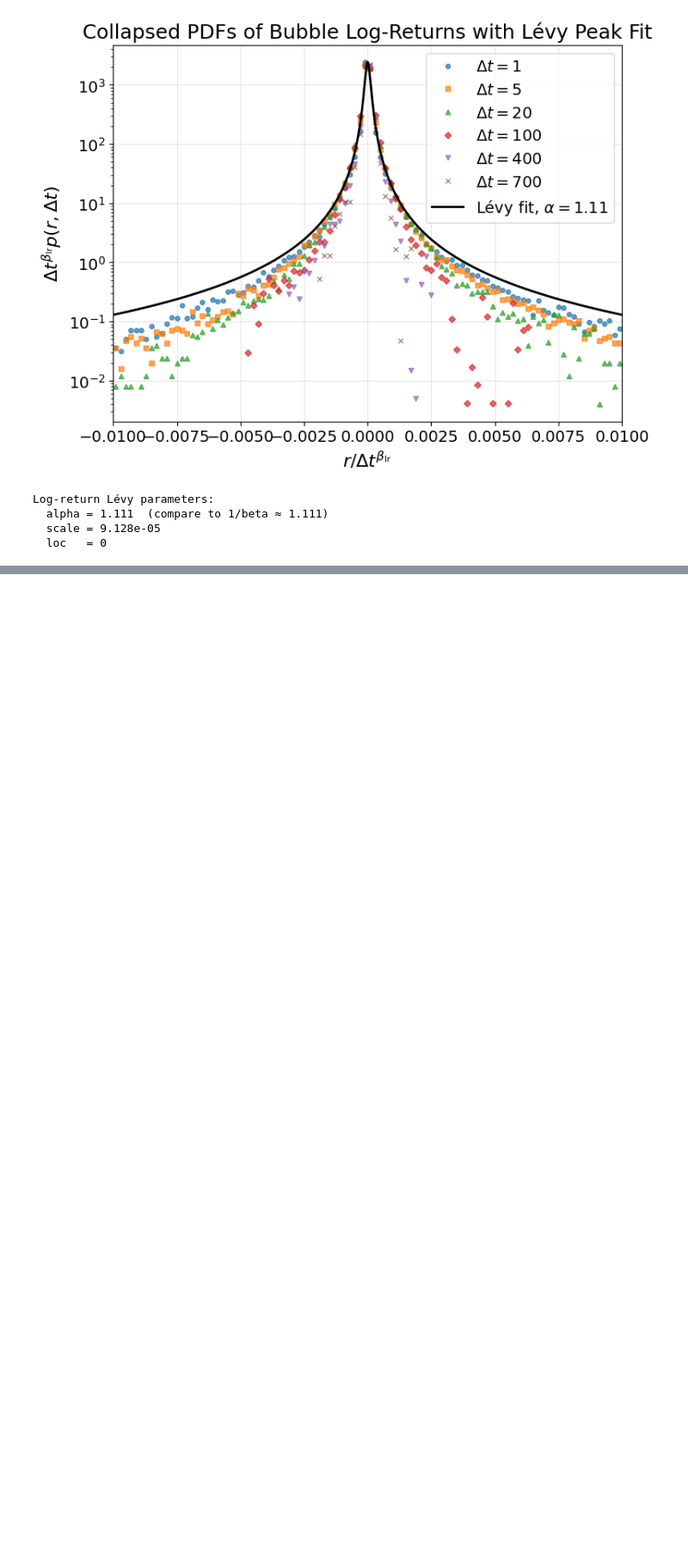
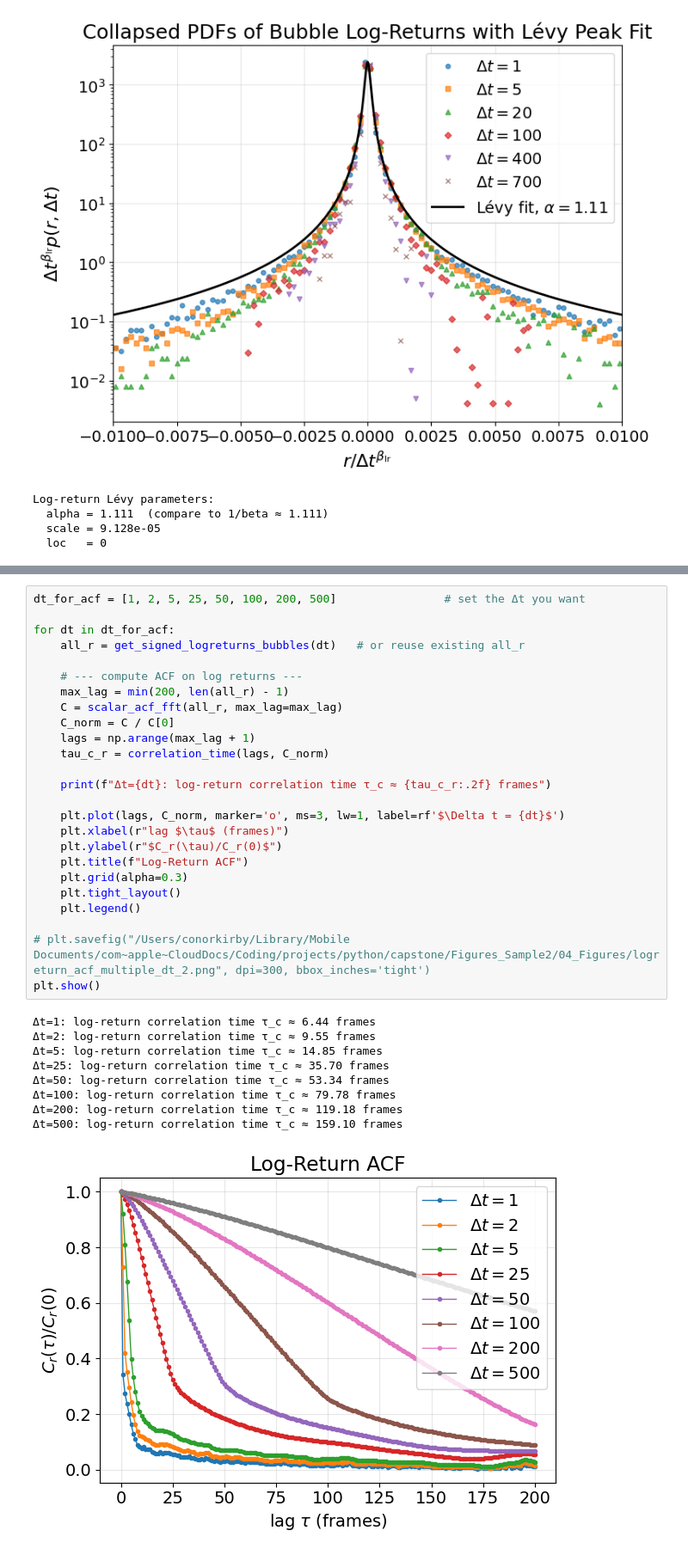
Before and after one commit to conorkirby/capstone, a Jupyter notebook: ProjectNotebooks/04_LogReturns.ipynb, the cells around one changed output, grey strips where cells are left out. Shown at 86% size. Drawn from its saved outputs; the diff is of its cells as text; blank space fills up the shorter version.

```diff
--- a/ProjectNotebooks/04_LogReturns.ipynb
+++ b/ProjectNotebooks/04_LogReturns.ipynb
@@ -555,0 +622,35 @@ Log-return Lévy parameters:
+# %%
+dt_for_acf = [1, 2, 5, 25, 50, 100, 200, 500]                # set the Δt you want
+
+for dt in dt_for_acf:
+    all_r = get_signed_logreturns_bubbles(dt)   # or reuse existing all_r
+
+    # --- compute ACF on log returns ---
+    max_lag = min(200, len(all_r) - 1)
+    C = scalar_acf_fft(all_r, max_lag=max_lag)
+    C_norm = C / C[0]
+    lags = np.arange(max_lag + 1)
+    tau_c_r = correlation_time(lags, C_norm)
+
+    print(f"Δt={dt}: log-return correlation time τ_c ≈ {tau_c_r:.2f} frames")
+
+    plt.plot(lags, C_norm, marker='o', ms=3, lw=1, label=rf'$\Delta t = {dt}$')
+    plt.xlabel(r"lag $\tau$ (frames)")
+    plt.ylabel(r"$C_r(\tau)/C_r(0)$")
+    plt.title(f"Log-Return ACF")
+    plt.grid(alpha=0.3)
+    plt.tight_layout()
+    plt.legend()
+
+# plt.savefig("/Users/conorkirby/Library/Mobile Documents/com~apple~CloudDocs/Coding/projects/python/capstone/Figures_Sample2/04_Figures/logreturn_acf_multiple_dt_2.png", dpi=300, bbox_inches='tight')
+plt.show()
+# %% [output]
+Δt=1: log-return correlation time τ_c ≈ 6.44 frames
+Δt=2: log-return correlation time τ_c ≈ 9.55 frames
+Δt=5: log-return correlation time τ_c ≈ 14.85 frames
+Δt=25: log-return correlation time τ_c ≈ 35.70 frames
+Δt=50: log-return correlation time τ_c ≈ 53.34 frames
+Δt=100: log-return correlation time τ_c ≈ 79.78 frames
+Δt=200: log-return correlation time τ_c ≈ 119.18 frames
+Δt=500: log-return correlation time τ_c ≈ 159.10 frames
+[figure, added]
```
Also changed, not shown: parts of 2 cells of this notebook, 5 other files.
